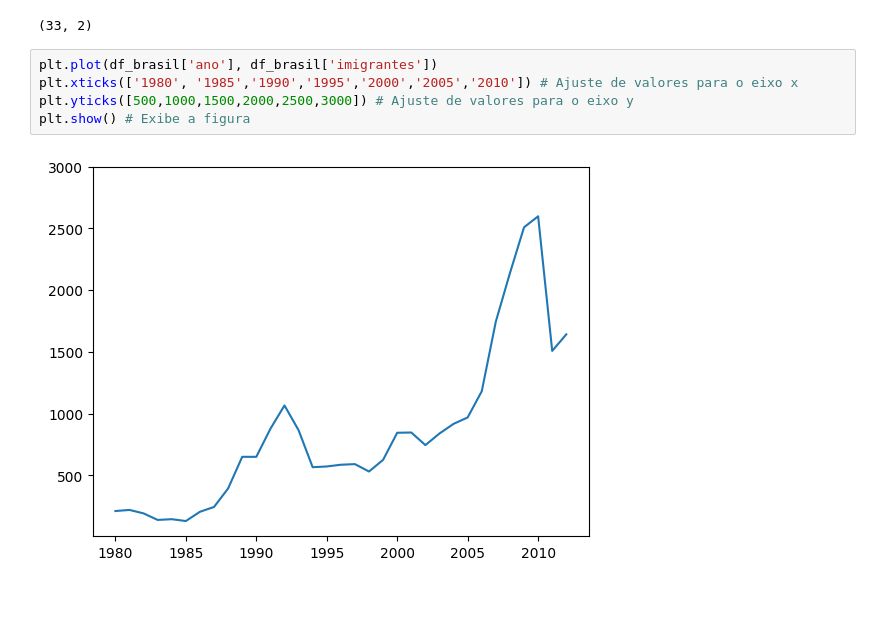
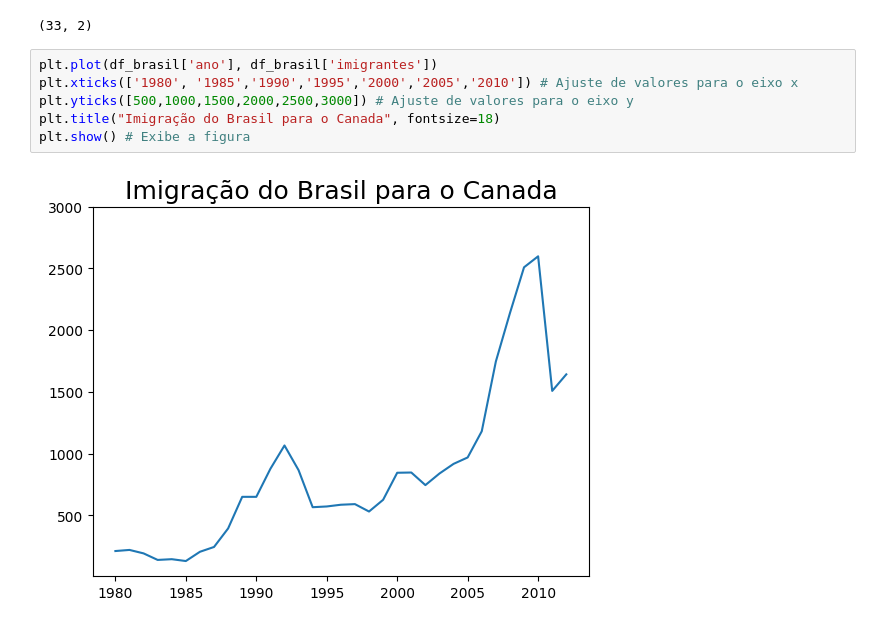
Before and after one commit to thiaguinho700/IaDigData, a Jupyter notebook: 4° Aula/main.ipynb, the cells around one changed output. Drawn from its saved outputs; the diff is of its cells as text; blank space fills up the shorter version.

```diff
--- a/4° Aula/main.ipynb
+++ b/4° Aula/main.ipynb
@@ -84,7 +84,8 @@ df_brasil.shape
 # %%
 plt.plot(df_brasil['ano'], df_brasil['imigrantes'])
 plt.xticks(['1980', '1985','1990','1995','2000','2005','2010']) # Ajuste de valores para o eixo x
 plt.yticks([500,1000,1500,2000,2500,3000]) # Ajuste de valores para o eixo y
+plt.title("Imigração do Brasil para o Canada", fontsize=18)
 plt.show() # Exibe a figura
 # %% [output]
-[figure, old version]
+[figure, new version]
```
Also changed, not shown: parts of 7 cells of this notebook.
